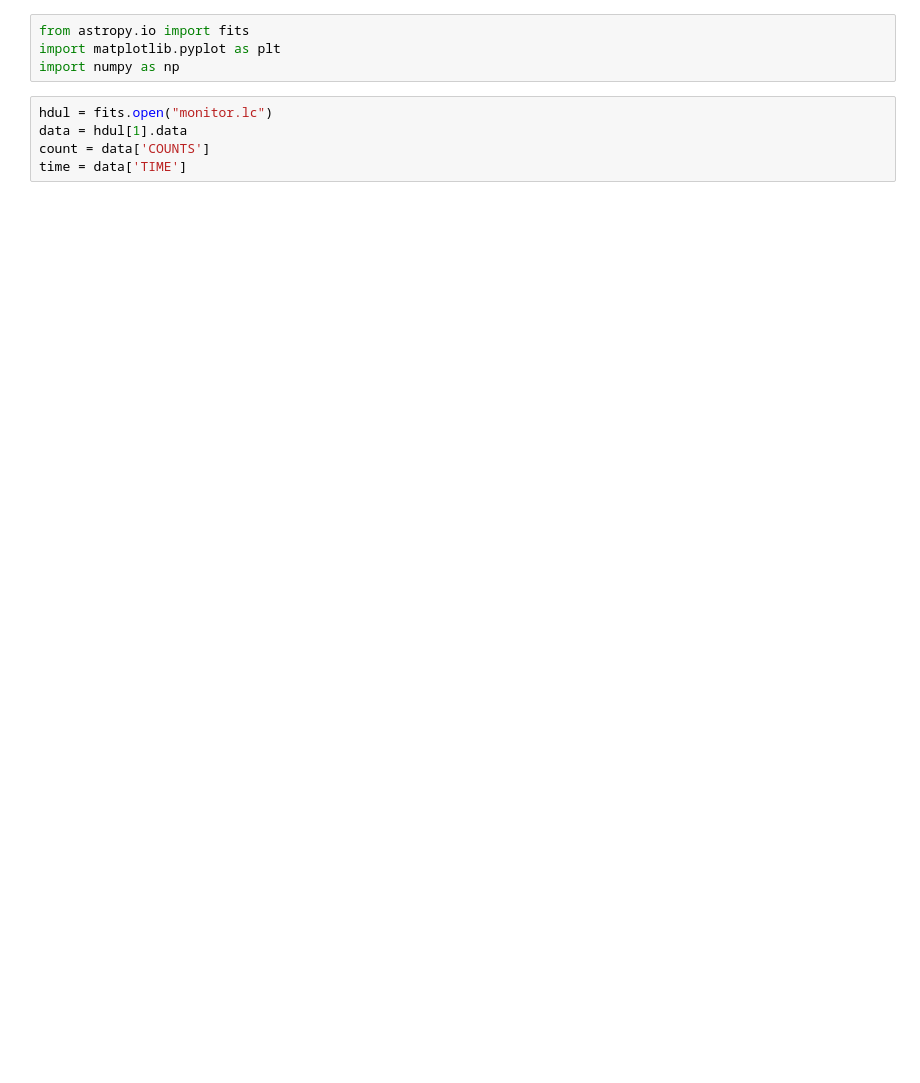
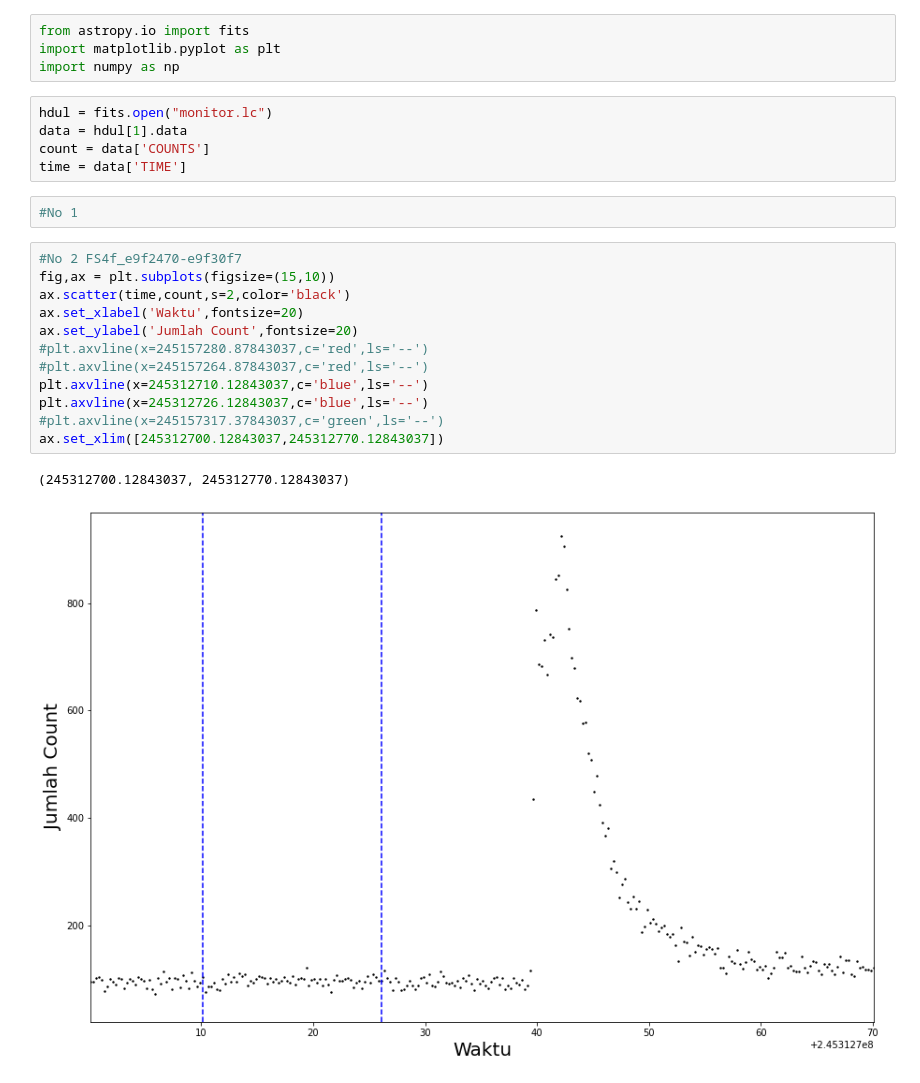
Before and after one commit to muhammaddaud23/time-resolved-spectroscopy, a Jupyter notebook: monitor.ipynb, the cells around one changed output. Cells and saved outputs as stored; diff of their text form; blank space fills up the shorter version.

```diff
--- a/monitor.ipynb
+++ b/monitor.ipynb
@@ -7,4 +7,21 @@ hdul = fits.open("monitor.lc")
 data = hdul[1].data
 count = data['COUNTS']
 time = data['TIME']
+# %%
+#No 1
+# %%
+#No 2 FS4f_e9f2470-e9f30f7
+fig,ax = plt.subplots(figsize=(15,10))
+ax.scatter(time,count,s=2,color='black')
+ax.set_xlabel('Waktu',fontsize=20)
+ax.set_ylabel('Jumlah Count',fontsize=20)
+#plt.axvline(x=245157280.87843037,c='red',ls='--')
+#plt.axvline(x=245157264.87843037,c='red',ls='--')
+plt.axvline(x=245312710.12843037,c='blue',ls='--')
+plt.axvline(x=245312726.12843037,c='blue',ls='--')
+#plt.axvline(x=245157317.37843037,c='green',ls='--')
+ax.set_xlim([245312700.12843037,245312770.12843037])
+# %% [output]
+(245312700.12843037, 245312770.12843037)
+[figure, added]
 # %%
```
Also changed, not shown: parts of 19 cells of this notebook, 1 other file.
